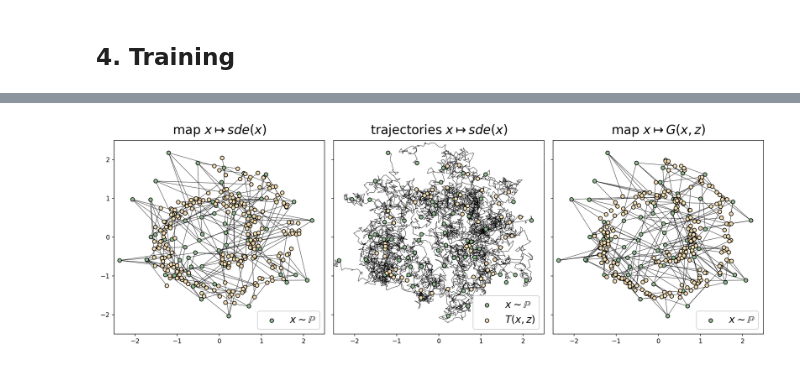
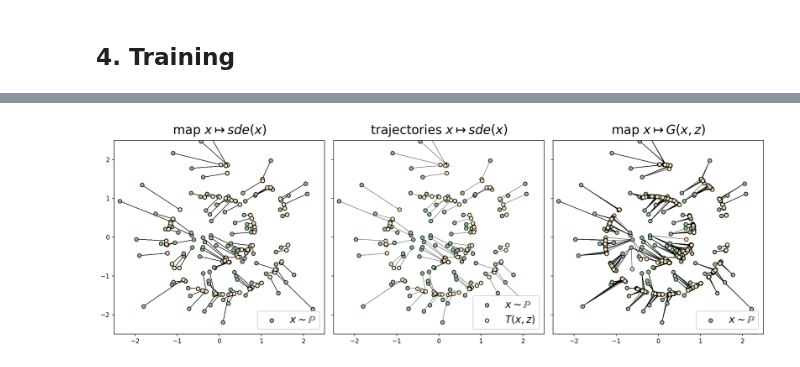
Before and after one commit to iasudakov/ENOT_TOY, a Jupyter notebook: Toy_experiments.ipynb, the cells around one changed output, grey strips where cells are left out. Cells and saved outputs as stored; diff of their text form; code cells hidden in the pictures.

```diff
--- a/Toy_experiments.ipynb
+++ b/Toy_experiments.ipynb
@@ -159,15 +153,6 @@ def train(X_sampler, Y_sampler, f, f_opt, G, G_opt, D, D_opt, sde, plot_n_sample
 ## 4. Training
 # %%
 f = ScoreNetwork().cuda()
-
-class f_X1(torch.nn.Module):
-    def __init__(self):
-        super().__init__()
-        self.X1NN = ScoreNetwork().cuda()
-
-    def forward(self, x, t):
-        return (self.X1NN(x, t) - x)/(1-t)
-
 
 G = nn.Sequential(
     nn.Linear(DIM+ZC, H),
@@ -176,7 +161,7 @@ G = nn.Sequential(
     nn.ReLU(True),
     nn.Linear(H, H),
     nn.ReLU(True),
-    nn.Linear(H, DIM)
+    nn.Linear(H, DIM),
 ).cuda()
 
 
@@ -187,29 +172,13 @@ D = nn.Sequential(
     nn.ReLU(True),
     nn.Linear(H, H),
     nn.ReLU(True),
-    nn.Linear(H, 1)
+    nn.Linear(H, 1),
 ).cuda()
-
-
-class G_mu(torch.nn.Module):
-
-    def __init__(self, x_dim=2):
-        super().__init__()
-        self.mu = torch.nn.Parameter(torch.randn(x_dim))
-        self.s = torch.nn.Parameter(torch.tensor(torch.randn(1)[0]))
-
-    def forward(self, x):
-        return x[:, :2] + self.mu + x[:, 2:]*self.s
-
-G1 = G_mu().cuda()
-f1 = f_X1().cuda()
 
 
 f_opt = Adam(f.parameters(), lr=lr)
 G_opt = Adam(G.parameters(), lr=lr)
-D_opt = Adam(D.parameters(), lr=lr)
-G1_opt = Adam(G1.parameters(), lr=lr)
-f1_opt = Adam(f1.parameters(), lr=lr)
+D_opt = Adam(D.parameters(), lr=lr/10)
 
 
 class SDE(nn.Module):
@@ -224,13 +193,16 @@ class SDE(nn.Module):
         trajectory = [x]
         for step in range(self.n_steps):
             batch_size = x.shape[0]
-            x = x + self.delta_t*self.shift_model(x, torch.tensor(t).repeat(batch_size)[:, None].cuda()) + torch.randn_like(x)*np.sqrt(GAMMA*self.delta_t)
+            if step < n_steps - 5:
+                x = x + self.delta_t*self.shift_model(x, torch.tensor(t).repeat(batch_size)[:, None].cuda()) + torch.randn_like(x)*np.sqrt(GAMMA*self.delta_t)
+            else:
+                x = x + self.delta_t*self.shift_model(x, torch.tensor(t).repeat(batch_size)[:, None].cuda())
             t += self.delta_t
             trajectory.append(x)
         if traj:
             return x, trajectory
         return x
 # %%
-sde = SDE(shift_model=f1, n_steps=n_steps).cuda()
-stats = train(X_sampler, Y_sampler, f1, f1_opt, G, G_opt, D, D_opt, sde, plot_n_samples=1000)
+sde = SDE(shift_model=f, n_steps=n_steps).cuda()
+stats = train(X_sampler, Y_sampler, f, f_opt, G, G_opt, D, D_opt, sde, plot_n_samples=1000)
 # %% [output]
@@ -242,5 +286,5 @@ sde var: 0.341306209564209
 # %%
-fig, axes = plot_trajectories(X_sampler, G, ZC, Z_STD, sde, k=4)
+fig, axes = plot_trajectories(X_sampler, G, ZC, Z_STD, sde, k=10)
 plt.show()
 # %% [output]
-[figure, old version]
+[figure, new version]
```
Also changed, not shown: parts of 3 cells of this notebook.
